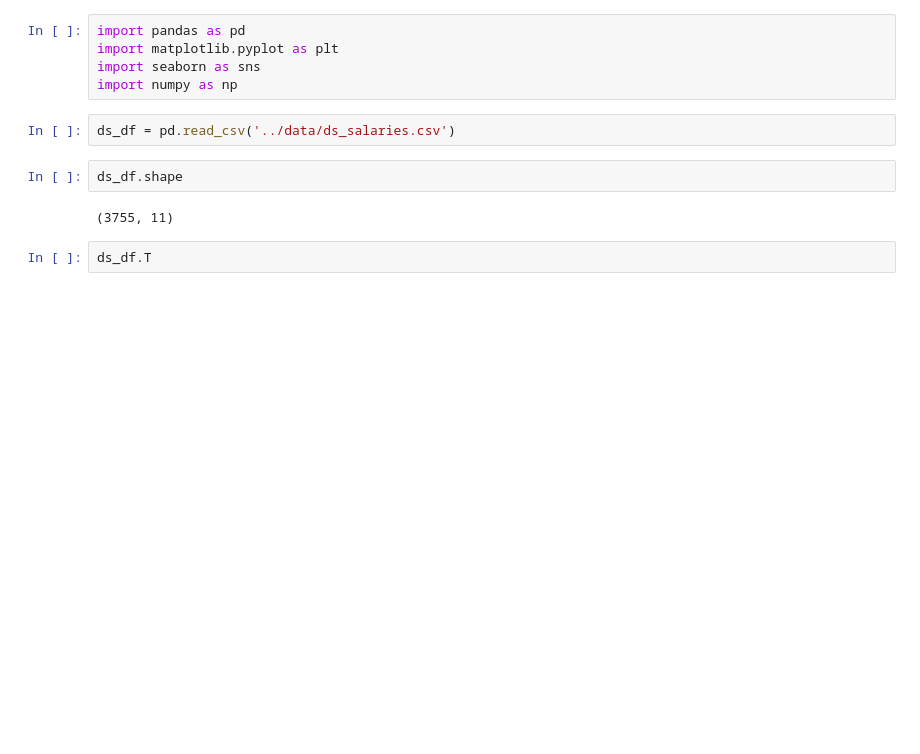
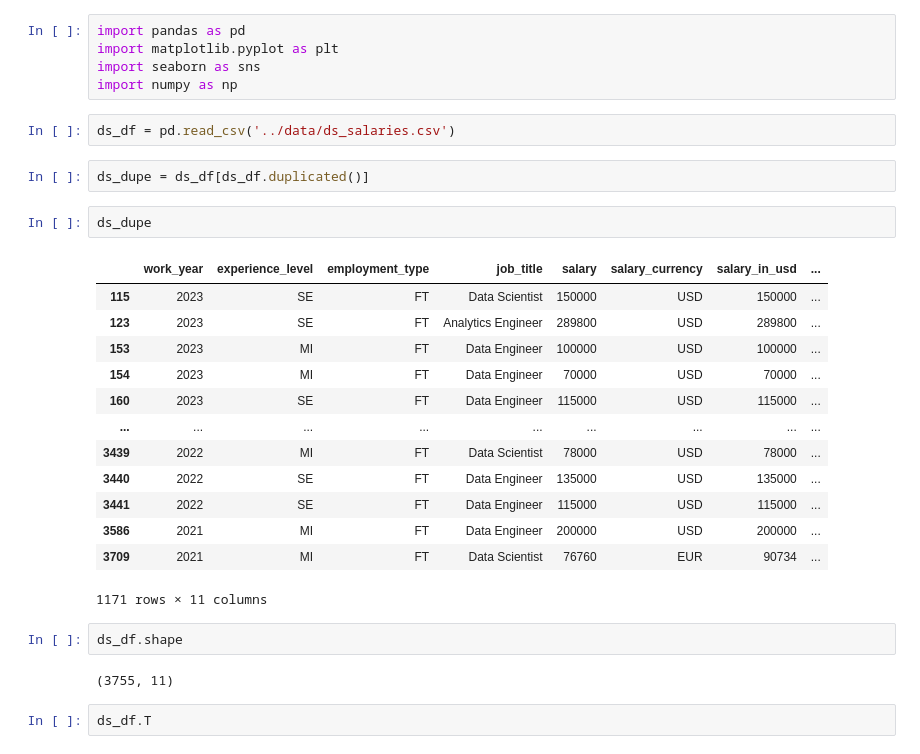
Before and after one commit to joshlynj/ds_salaries, a Jupyter notebook: notebooks/eda.ipynb, the cells around one changed output. Cells and saved outputs as stored; diff of their text form; blank space fills up the shorter version.

```diff
--- a/notebooks/eda.ipynb
+++ b/notebooks/eda.ipynb
@@ -5,6 +5,24 @@ import seaborn as sns
 import numpy as np
 # %%
 ds_df = pd.read_csv('../data/ds_salaries.csv')
+# %%
+ds_dupe = ds_df[ds_df.duplicated()]
+# %%
+ds_dupe
+# %% [output]
+|  | work_year | experience_level | employment_type | job_title | salary | salary_currency | salary_in_usd | ... |
+| 115 | 2023 | SE | FT | Data Scientist | 150000 | USD | 150000 | ... |
+| 123 | 2023 | SE | FT | Analytics Engineer | 289800 | USD | 289800 | ... |
+| 153 | 2023 | MI | FT | Data Engineer | 100000 | USD | 100000 | ... |
+| 154 | 2023 | MI | FT | Data Engineer | 70000 | USD | 70000 | ... |
+| 160 | 2023 | SE | FT | Data Engineer | 115000 | USD | 115000 | ... |
+| ... | ... | ... | ... | ... | ... | ... | ... | ... |
+| 3439 | 2022 | MI | FT | Data Scientist | 78000 | USD | 78000 | ... |
+| 3440 | 2022 | SE | FT | Data Engineer | 135000 | USD | 135000 | ... |
+| 3441 | 2022 | SE | FT | Data Engineer | 115000 | USD | 115000 | ... |
+| 3586 | 2021 | MI | FT | Data Engineer | 200000 | USD | 200000 | ... |
+| 3709 | 2021 | MI | FT | Data Scientist | 76760 | EUR | 90734 | ... |
+1171 rows × 11 columns
 # %%
 ds_df.shape
 # %% [output]
```
Also changed, not shown: parts of 2 cells of this notebook.
